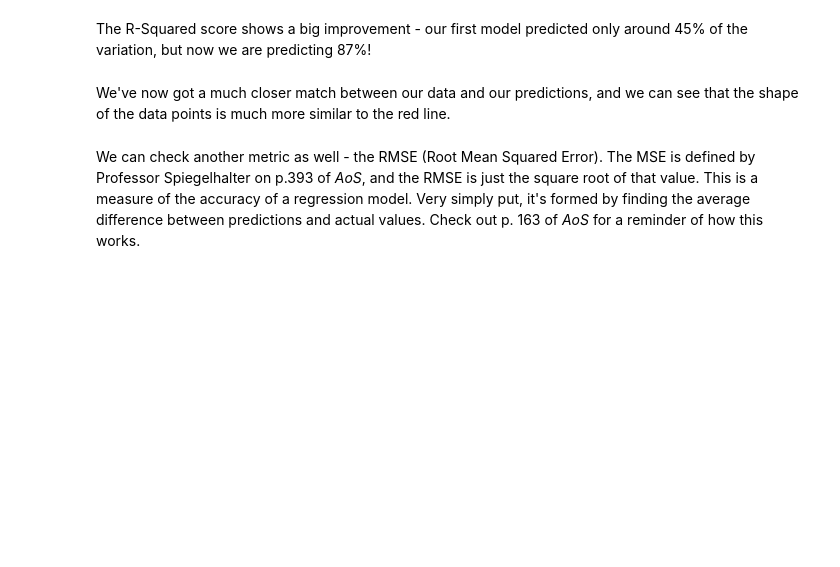
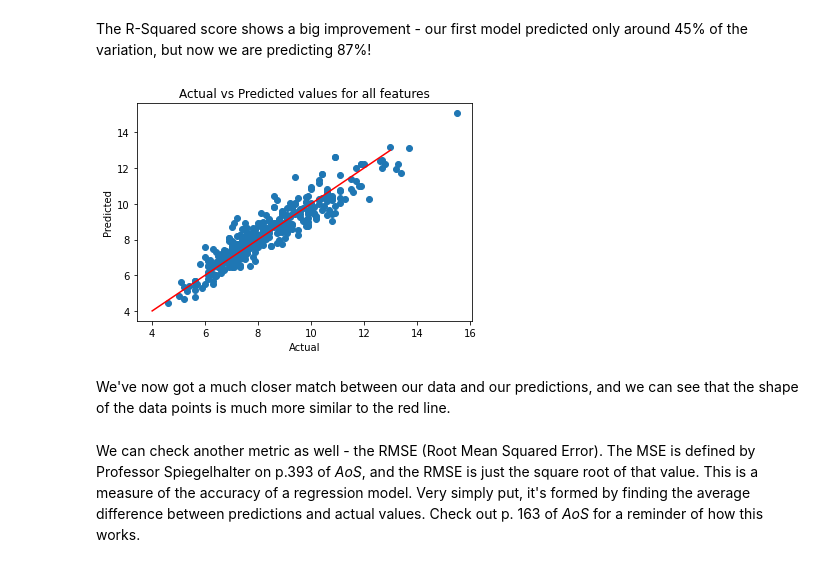
Before and after one commit to josephplpriest/springboard, a Jupyter notebook: case_studies/11.4.1 Case Study - Linear Regression/Springboard Regression Case Study - the Red Wine Dataset - Tier 3[Paul Priest].ipynb, the cells around one changed output. Drawn from its saved outputs; the diff is of its cells as text; code cells hidden in the pictures; blank space fills up the shorter version.

```diff
--- a/case_studies/11.4.1 Case Study - Linear Regression/Springboard Regression Case Study - the Red Wine Dataset - Tier 3.ipynb
+++ b/case_studies/11.4.1 Case Study - Linear Regression/Springboard Regression Case Study - the Red Wine Dataset - Tier 3[Paul Priest].ipynb
@@ -408,0 +396,5 @@ _ _ _
+# %%
+cols = wine.columns
+
+x_features = cols[1:-1]
+x_features
@@ -409,9 +406,19 @@ _ _ _
+# %%
+
+X = wine[x_features]
+
+# Create constants for X, so the model knows its bounds
+X = sm.add_constant(X)
+
+# Split the data
+X_train, X_test, y_train, y_test = train_test_split(X, y, test_size = .25, random_state=123)
 # %%
 # We can use almost identical code to create the third model, because it is the same algorithm, just different inputs
 # Create the model
-_ _ _
+
+rModel3 = sm.OLS(y_train, X_train)
 
 # Fit the model
-_ _ _
+rModel3_results = rModel3.fit()
 # %%
 # Evaluate the model
@@ -420,4 +458,4 @@ _ _ _
 The R-Squared score shows a big improvement - our first model predicted only around 45% of the variation, but now we are predicting 87%!
 # %%
 # Use our new model to make predictions
-_ _ _
+y_preds = rModel3_results.predict(X_test)
@@ -434,3 +462,16 @@ _ _ _
+# %%
+# Plot the predictions
+# Build a scatterplot
+plt.scatter(y_test, y_preds)
+# Add a line for perfect correlation
+plt.plot([x for x in range(4,14)], [x for x in range(4,14)], color='red')
+# Label it nicely
+plt.xlabel("Actual")
+plt.ylabel("Predicted")
+plt.title("Actual vs Predicted values for all features")
+plt.show()
+# %% [output]
+[figure, added]
 # %% [markdown]
 We've now got a much closer match between our data and our predictions, and we can see that the shape of the data points is much more similar to the red line.
 # %% [markdown]
```
Also changed, not shown: parts of 14 cells of this notebook.
